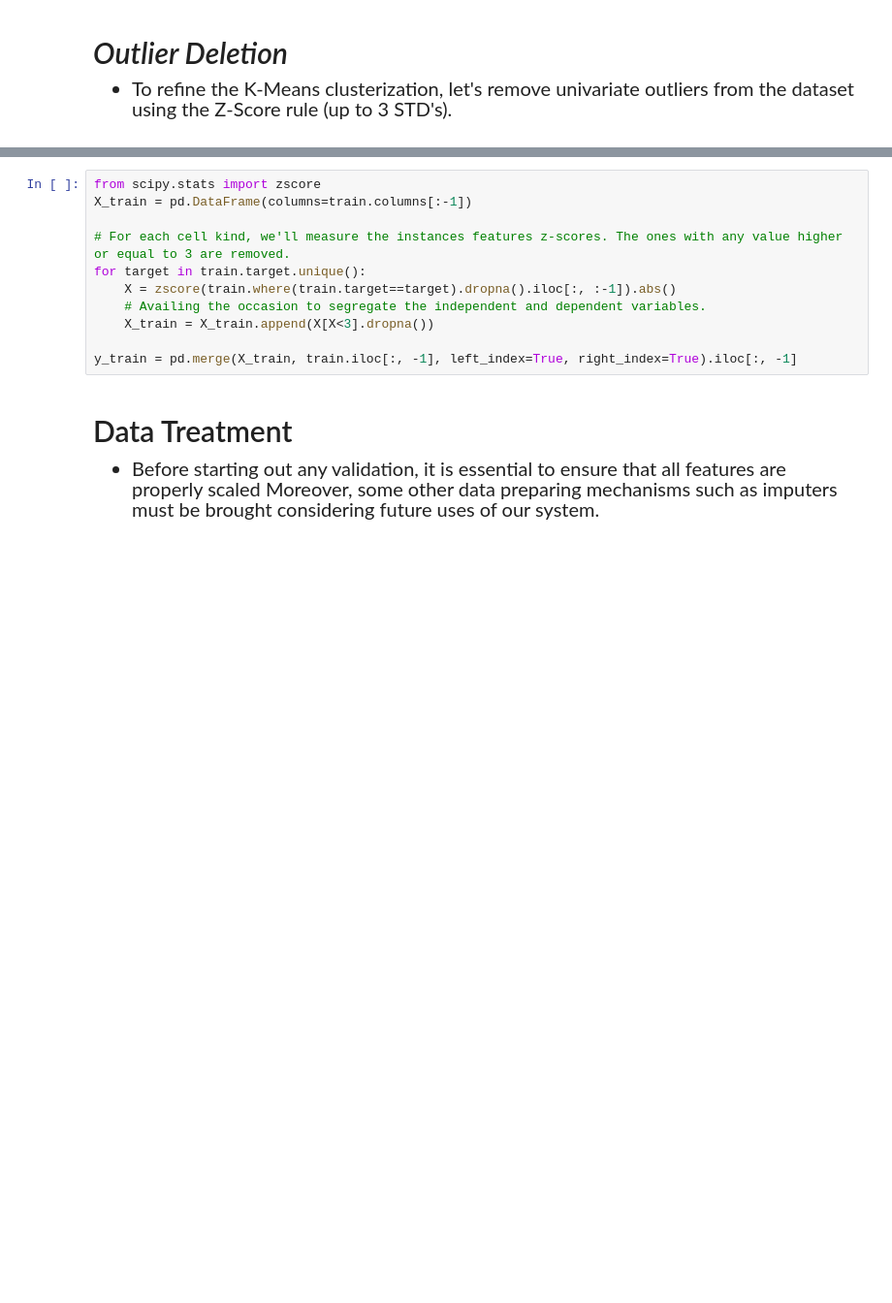
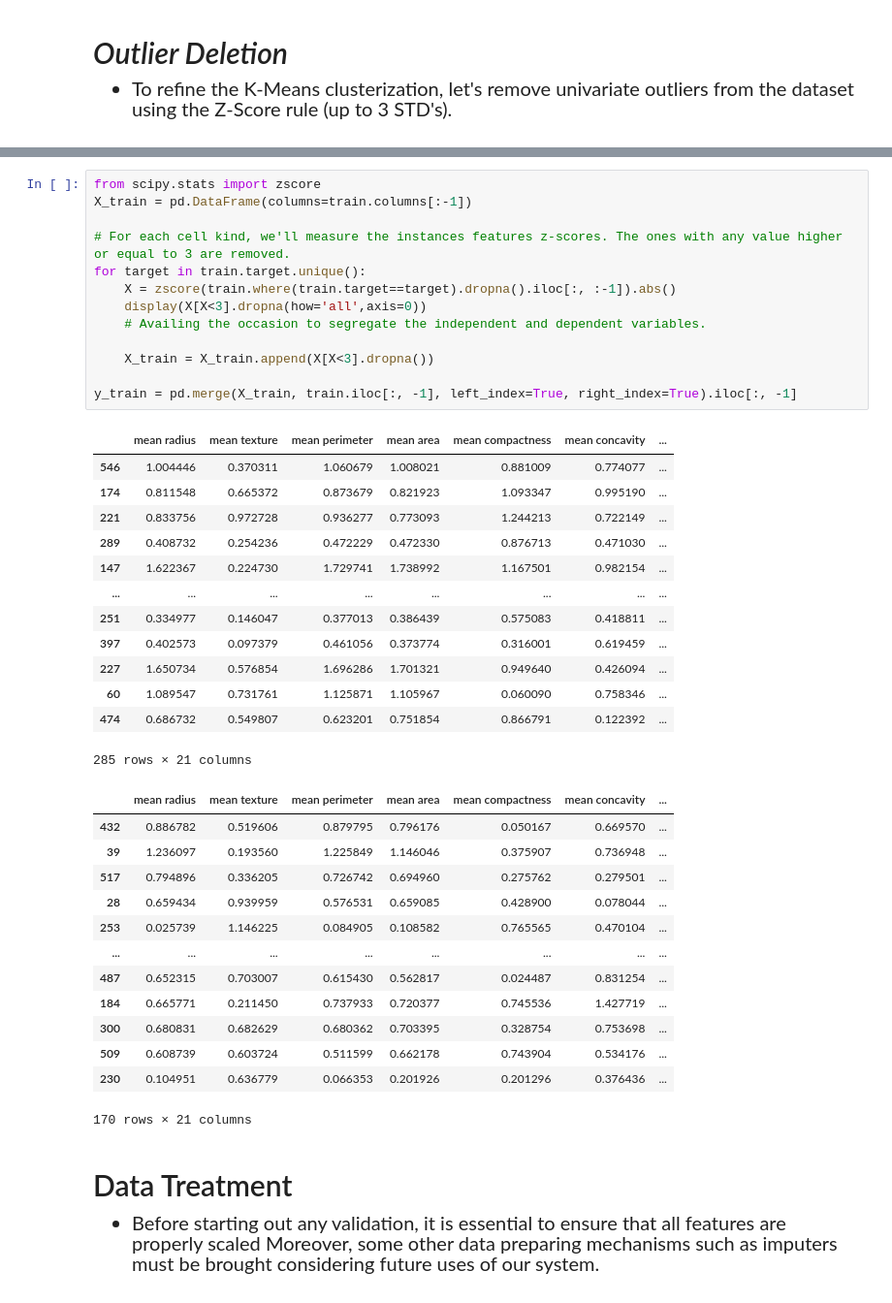
Before and after one commit to felipesveiga/breast-cancer-2-cells, a Jupyter notebook: semi-sup-breat-cancer.ipynb, the cells around one changed output, grey strips where cells are left out. Shown at 97% size. Cells and saved outputs as stored; diff of their text form; blank space fills up the shorter version.

```diff
--- a/semi-sup-breat-cancer.ipynb
+++ b/semi-sup-breat-cancer.ipynb
@@ -209,14 +232,43 @@ train.drop(to_drop, axis=1, inplace=True)
 # %%
 from scipy.stats import zscore
 X_train = pd.DataFrame(columns=train.columns[:-1])
 
 # For each cell kind, we'll measure the instances features z-scores. The ones with any value higher or equal to 3 are removed.
 for target in train.target.unique():
     X = zscore(train.where(train.target==target).dropna().iloc[:, :-1]).abs()
+    display(X[X<3].dropna(how='all',axis=0))
     # Availing the occasion to segregate the independent and dependent variables.
+
     X_train = X_train.append(X[X<3].dropna())
 
 y_train = pd.merge(X_train, train.iloc[:, -1], left_index=True, right_index=True).iloc[:, -1]
+# %% [output]
+|  | mean radius | mean texture | mean perimeter | mean area | mean compactness | mean concavity | ... |
+| 546 | 1.004446 | 0.370311 | 1.060679 | 1.008021 | 0.881009 | 0.774077 | ... |
+| 174 | 0.811548 | 0.665372 | 0.873679 | 0.821923 | 1.093347 | 0.995190 | ... |
+| 221 | 0.833756 | 0.972728 | 0.936277 | 0.773093 | 1.244213 | 0.722149 | ... |
+| 289 | 0.408732 | 0.254236 | 0.472229 | 0.472330 | 0.876713 | 0.471030 | ... |
+| 147 | 1.622367 | 0.224730 | 1.729741 | 1.738992 | 1.167501 | 0.982154 | ... |
+| ... | ... | ... | ... | ... | ... | ... | ... |
+| 251 | 0.334977 | 0.146047 | 0.377013 | 0.386439 | 0.575083 | 0.418811 | ... |
+| 397 | 0.402573 | 0.097379 | 0.461056 | 0.373774 | 0.316001 | 0.619459 | ... |
+| 227 | 1.650734 | 0.576854 | 1.696286 | 1.701321 | 0.949640 | 0.426094 | ... |
+| 60 | 1.089547 | 0.731761 | 1.125871 | 1.105967 | 0.060090 | 0.758346 | ... |
+| 474 | 0.686732 | 0.549807 | 0.623201 | 0.751854 | 0.866791 | 0.122392 | ... |
+285 rows × 21 columns
+|  | mean radius | mean texture | mean perimeter | mean area | mean compactness | mean concavity | ... |
+| 432 | 0.886782 | 0.519606 | 0.879795 | 0.796176 | 0.050167 | 0.669570 | ... |
+| 39 | 1.236097 | 0.193560 | 1.225849 | 1.146046 | 0.375907 | 0.736948 | ... |
+| 517 | 0.794896 | 0.336205 | 0.726742 | 0.694960 | 0.275762 | 0.279501 | ... |
+| 28 | 0.659434 | 0.939959 | 0.576531 | 0.659085 | 0.428900 | 0.078044 | ... |
+| 253 | 0.025739 | 1.146225 | 0.084905 | 0.108582 | 0.765565 | 0.470104 | ... |
+| ... | ... | ... | ... | ... | ... | ... | ... |
+| 487 | 0.652315 | 0.703007 | 0.615430 | 0.562817 | 0.024487 | 0.831254 | ... |
+| 184 | 0.665771 | 0.211450 | 0.737933 | 0.720377 | 0.745536 | 1.427719 | ... |
+| 300 | 0.680831 | 0.682629 | 0.680362 | 0.703395 | 0.328754 | 0.753698 | ... |
+| 509 | 0.608739 | 0.603724 | 0.511599 | 0.662178 | 0.743904 | 0.534176 | ... |
+| 230 | 0.104951 | 0.636779 | 0.066353 | 0.201926 | 0.201296 | 0.376436 | ... |
+170 rows × 21 columns
 # %% [markdown]
 <h2 style='font-size:30px'>Data Treatment</h2>
 <div>
```
Also changed, not shown: parts of 20 cells of this notebook.
